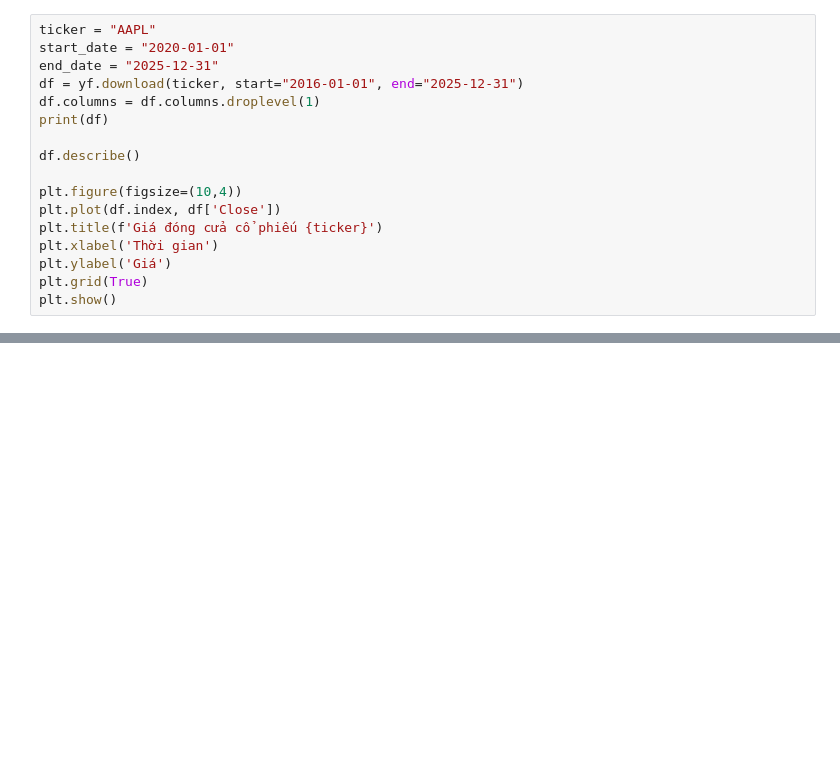
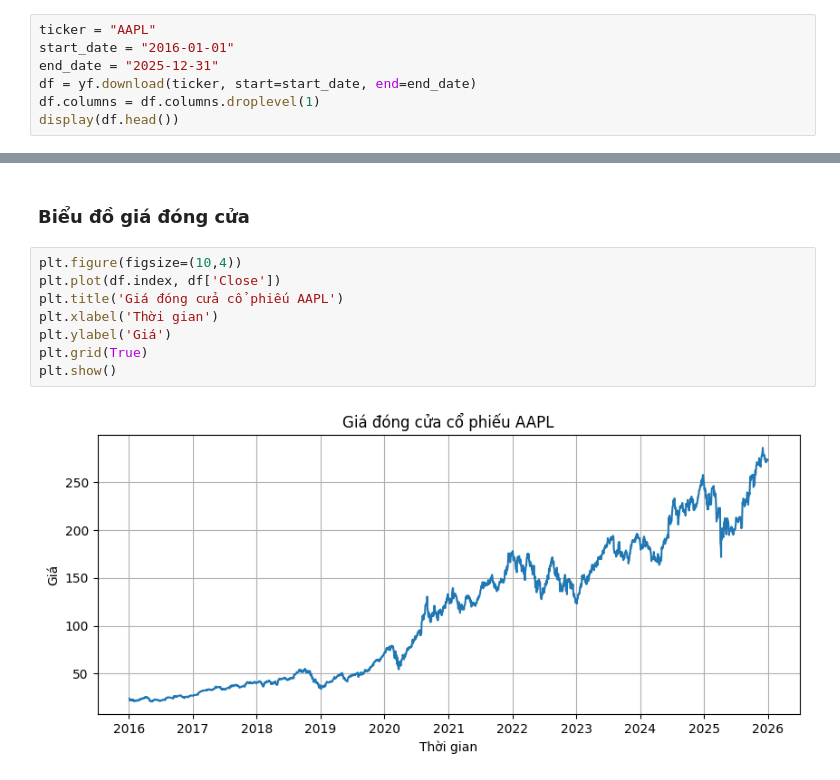
Before and after one commit to ngoanhkhoi978/Stock-Price-Prediction-Random-Forest, a Jupyter notebook: nootbook/StockPriceForecast.ipynb, the cells around one changed output, grey strips where cells are left out. Saved outputs shown, nothing was run; the diff lists cells and outputs as text; blank space fills up the shorter version.

```diff
--- a/nootbook/StockPriceForecast.ipynb
+++ b/nootbook/StockPriceForecast.ipynb
@@ -12,19 +35,9 @@ ModuleNotFoundError: No module named 'DecisionTree'
 # %%
 ticker = "AAPL"
-start_date = "2020-01-01"
+start_date = "2016-01-01"
 end_date = "2025-12-31"
-df = yf.download(ticker, start="2016-01-01", end="2025-12-31")
+df = yf.download(ticker, start=start_date, end=end_date)
 df.columns = df.columns.droplevel(1)
-print(df)
-
-df.describe()
-
-plt.figure(figsize=(10,4))
-plt.plot(df.index, df['Close'])
-plt.title(f'Giá đóng cửa cổ phiếu {ticker}')
-plt.xlabel('Thời gian')
-plt.ylabel('Giá')
-plt.grid(True)
-plt.show()
+display(df.head())
 # %% [output]
 [*********************100%***********************]  1 of 1 completed
@@ -46,0 +70,12 @@ Date
+# %% [markdown]
+### Biểu đồ giá đóng cửa
+# %%
+plt.figure(figsize=(10,4))
+plt.plot(df.index, df['Close'])
+plt.title('Giá đóng cửa cổ phiếu AAPL')
+plt.xlabel('Thời gian')
+plt.ylabel('Giá')
+plt.grid(True)
+plt.show()
+# %% [output]
+[figure, added]
```
Also changed, not shown: parts of 32 cells of this notebook, 1 other file.
